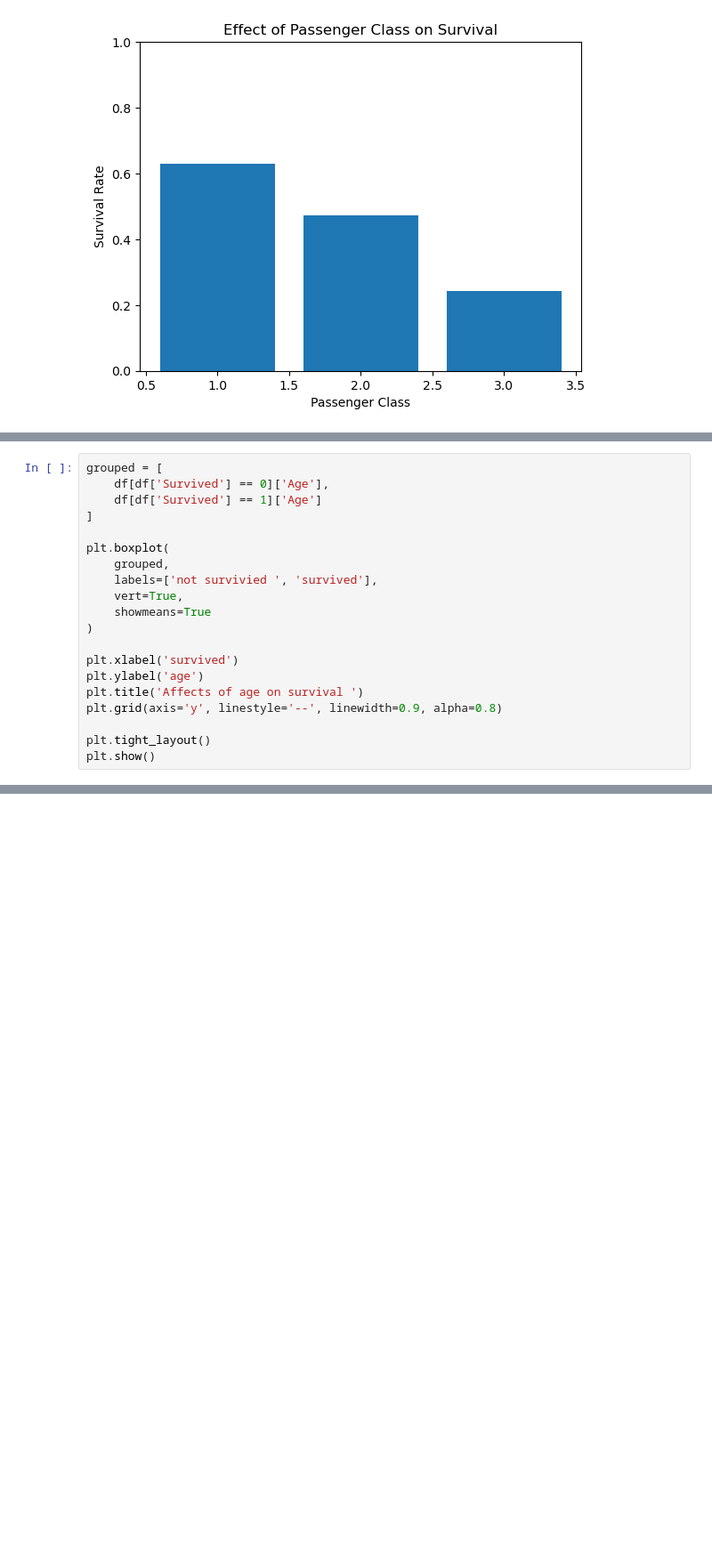
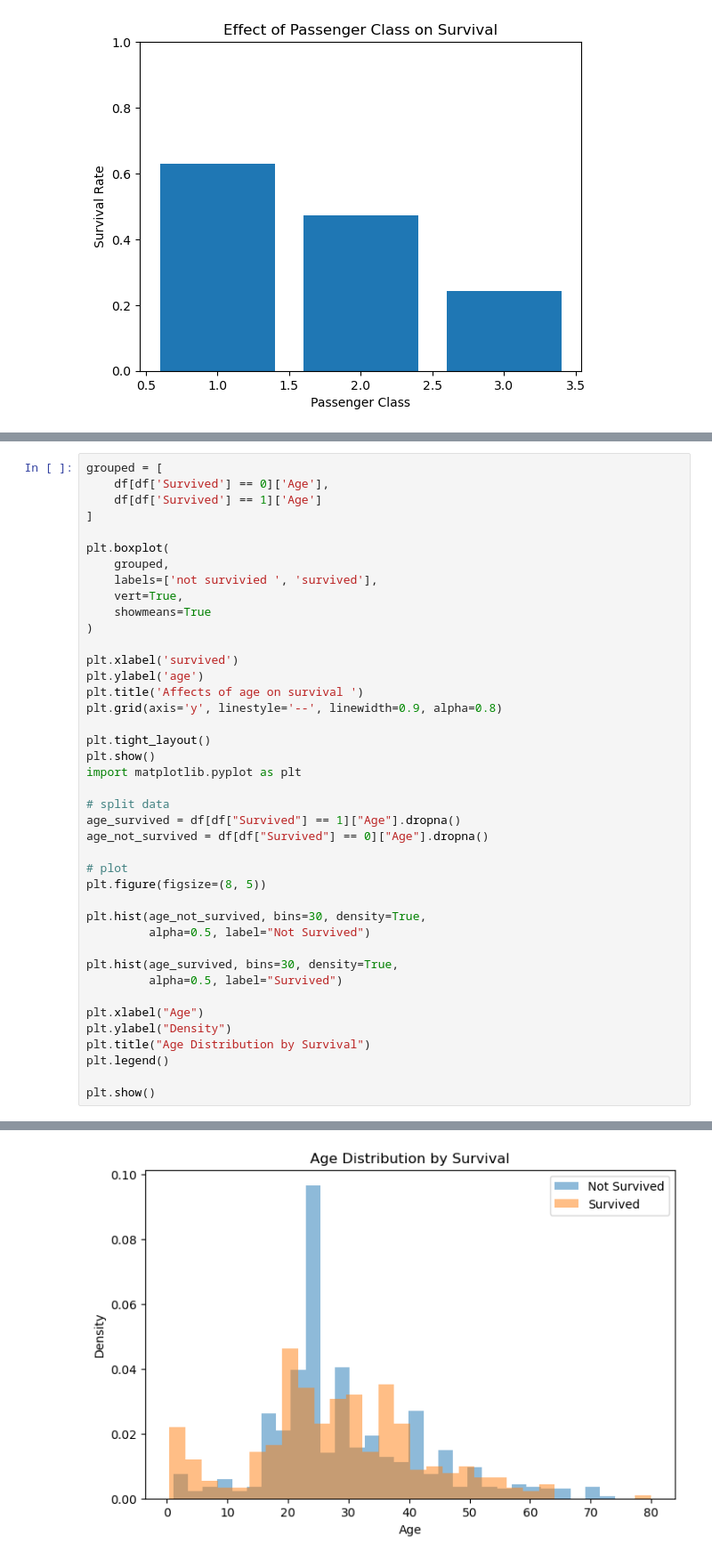
Before and after one commit to codedbyyprince/Titanic-Survival-ML-Model-Practice-, a Jupyter notebook: EDA.ipynb, the cells around one changed output, grey strips where cells are left out. Shown at 89% size. Saved outputs shown, nothing was run; the diff lists cells and outputs as text; blank space fills up the shorter version.

```diff
--- a/EDA.ipynb
+++ b/EDA.ipynb
@@ -205,22 +203,44 @@ Text(0, 0.5, 'survival rate')
 # %%
 grouped = [
     df[df['Survived'] == 0]['Age'],
     df[df['Survived'] == 1]['Age']
 ]
 
 plt.boxplot(
     grouped,
     labels=['not survivied ', 'survived'],
     vert=True,
     showmeans=True
 )
 
 plt.xlabel('survived')
 plt.ylabel('age')
 plt.title('Affects of age on survival ')
 plt.grid(axis='y', linestyle='--', linewidth=0.9, alpha=0.8)
 
 plt.tight_layout()
 plt.show()
+import matplotlib.pyplot as plt
+
+# split data
+age_survived = df[df["Survived"] == 1]["Age"].dropna()
+age_not_survived = df[df["Survived"] == 0]["Age"].dropna()
+
+# plot
+plt.figure(figsize=(8, 5))
+
+plt.hist(age_not_survived, bins=30, density=True,
+         alpha=0.5, label="Not Survived")
+
+plt.hist(age_survived, bins=30, density=True,
+         alpha=0.5, label="Survived")
+
+plt.xlabel("Age")
+plt.ylabel("Density")
+plt.title("Age Distribution by Survival")
+plt.legend()
+
+plt.show()
 # %% [output]
 [figure]
+[figure, added]
```
Also changed, not shown: parts of 7 cells of this notebook.
